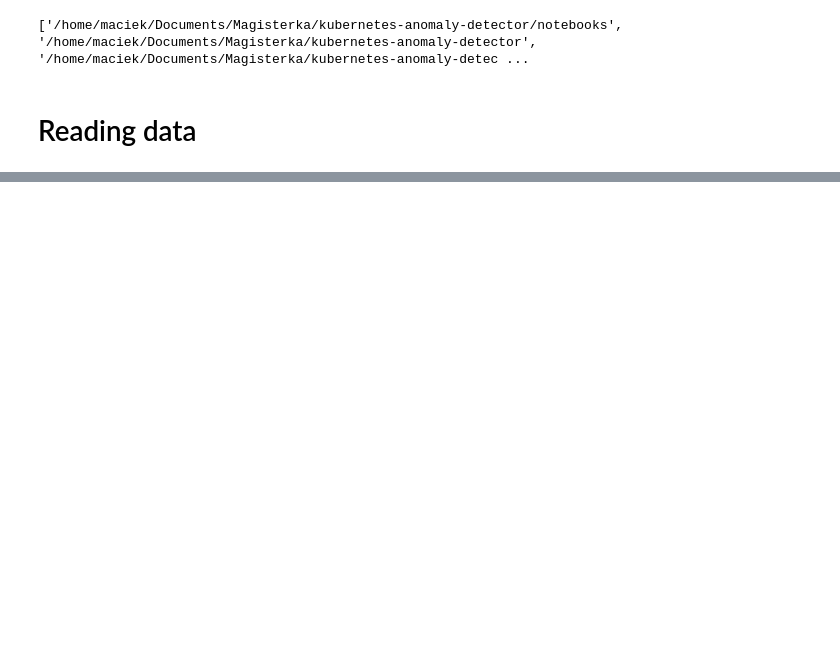
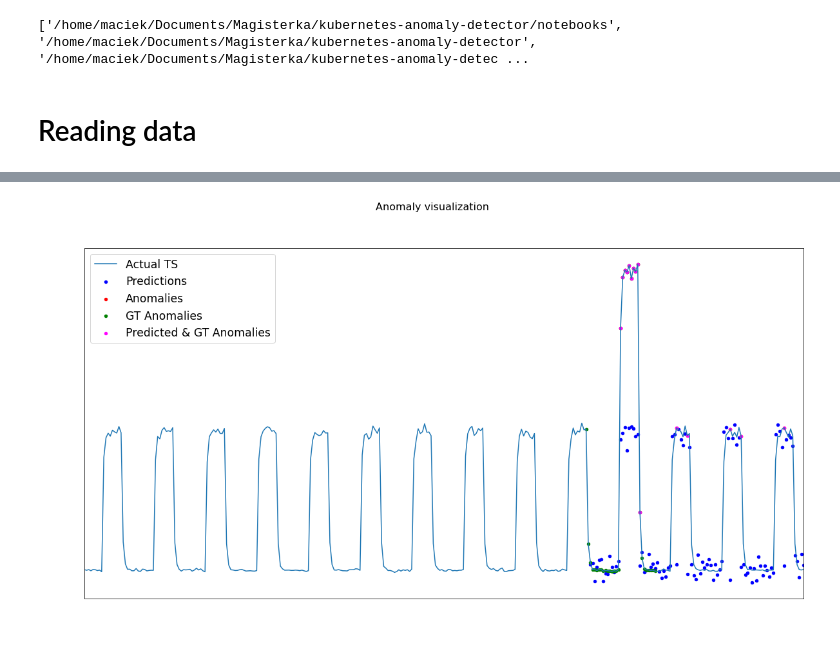
Before and after one commit to emerelte/kad, a Jupyter notebook: notebooks/hmm.ipynb, the cells around one changed output, grey strips where cells are left out. Saved outputs shown, nothing was run; the diff lists cells and outputs as text; code cells hidden in the pictures; blank space fills up the shorter version.

```diff
--- a/notebooks/hmm.ipynb
+++ b/notebooks/hmm.ipynb
@@ -59,0 +63,23 @@ visualization.visualize(resulting_df=with_anomalies_df, metric_name="value")
+# %%
+import kad.model.hmm_model as hmm_model
+
+hmm_model = importlib.reload(hmm_model)
+model: i_model.IModel = hmm_model.HmmModel()
+
+values_df = preprocessed_df[["value"]]
+train_df, test_df = train_test_split(values_df, shuffle=False, train_size=0.7)
+model.train(train_df)
+
+results_df = pd.DataFrame()
+SAMPLES_TO_PREDICT = 5
+for i in range(0, len(test_df), SAMPLES_TO_PREDICT):
+    if len(test_df.iloc[i:i+SAMPLES_TO_PREDICT]) < SAMPLES_TO_PREDICT:
+        break
+    results_df = model.test(test_df.iloc[i:i+SAMPLES_TO_PREDICT])
+# %%
+evaluation_df = results_df.copy()
+evaluation_df["gt_is_anomaly"] = preprocessed_df["gt_is_anomaly"]
+visualization = importlib.reload(visualization)
+visualization.visualize(evaluation_df, "value")
+# %% [output]
+[figure, added]
```
Also changed, not shown: parts of 5 cells of this notebook, 4 other files.
